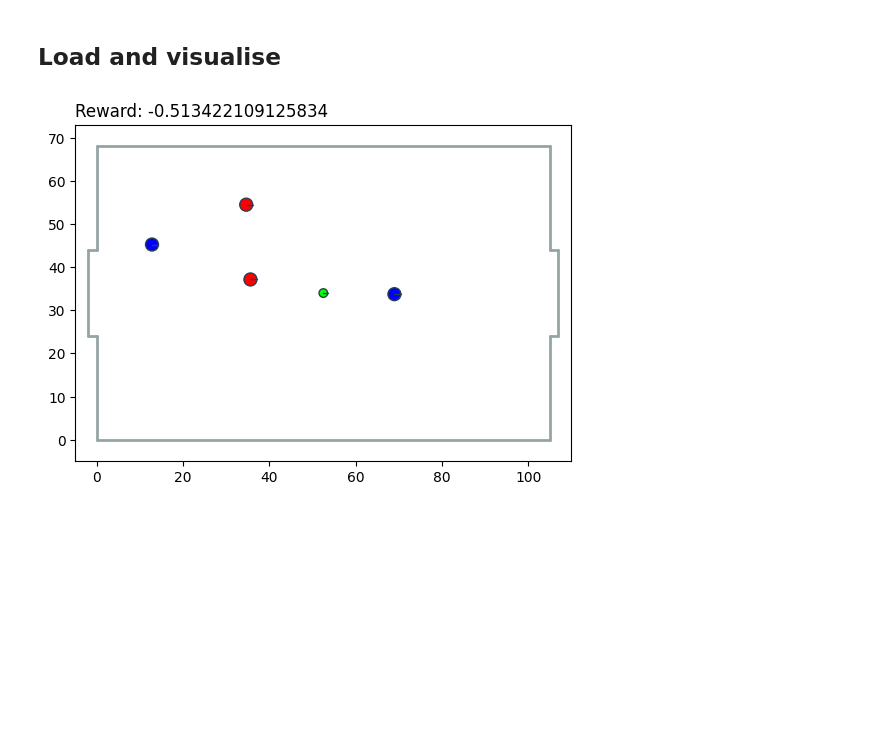
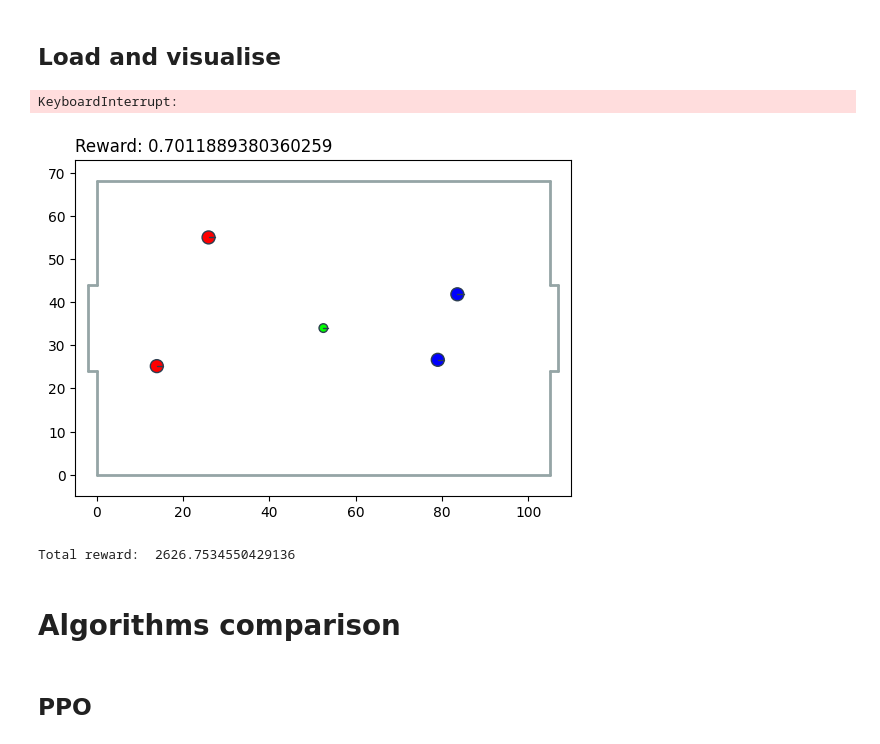
Before and after one commit to TheShenk/hai-nonconflict-action-learning, a Jupyter notebook: experiments.ipynb, the cells around one changed output. Saved outputs shown, nothing was run; the diff lists cells and outputs as text; code cells hidden in the pictures; blank space fills up the shorter version.

```diff
--- a/experiments.ipynb
+++ b/experiments.ipynb
@@ -195,23 +194,24 @@ display.clear_output(wait=True)
 # %%
 from stable_baselines3 import PPO
 
-models = [PPO.load(f"models/footbol2v2-ppo-best-{index}", device="cpu") for index in range(2)]
+models = [PPO.load(f"models/footbol/ppo-best-{index}", device="cpu") for index in range(2)]
 # %%
-env = gym.make("Futbol2v2-v1")
+env = gym.make("Futbol2v2-v1", action_space_type="box")
 
 multi_agent = utils.MultiModelAgent(models)
 
 visualizer = utils.MatplotlibVisualizer(env)
 visualizer.run(multi_agent)
 
 env.close()
 # %% [output]
+KeyboardInterrupt:
-[figure, old version]
+[figure, new version]
 # %%
 RES = WIDTH, HEIGHT = 600, 400
 FPS = 60
 
-env = gym.make("Futbol2v2-v1")
+env = gym.make("Futbol2v2-v1", action_space_type="box")
 multi_agent = utils.MultiModelAgent(models)
 
 visualizer = utils.PygameVisualizer(env, RES, FPS)
@@ -219,3 +219,7 @@ visualizer.run(multi_agent)
 
 env.close()
 visualizer.close()
+# %% [output]
+Total reward:  2626.7534550429136
+# %% [markdown]
+# Algorithms comparison
@@ -221,0 +228,2 @@ visualizer.close()
+# %% [markdown]
+## PPO
```
Also changed, not shown: parts of 11 cells of this notebook.
